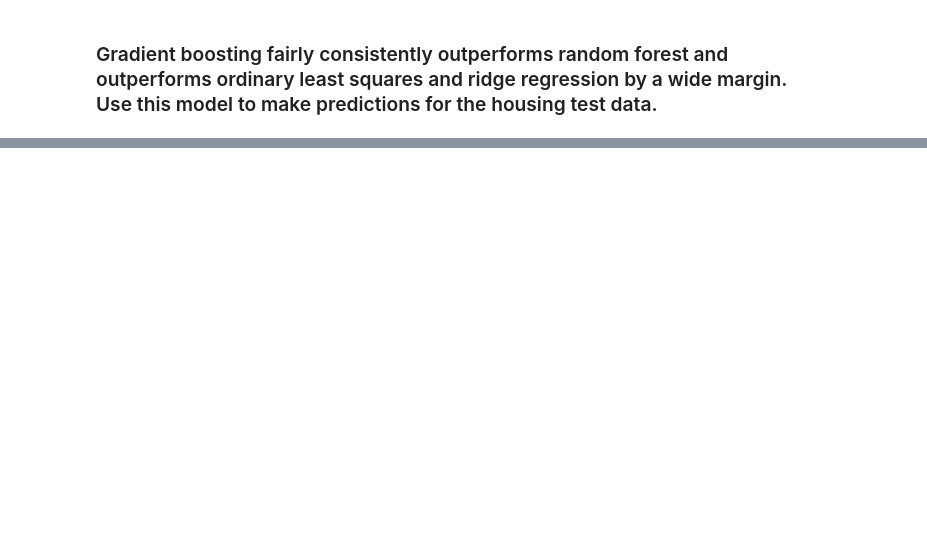
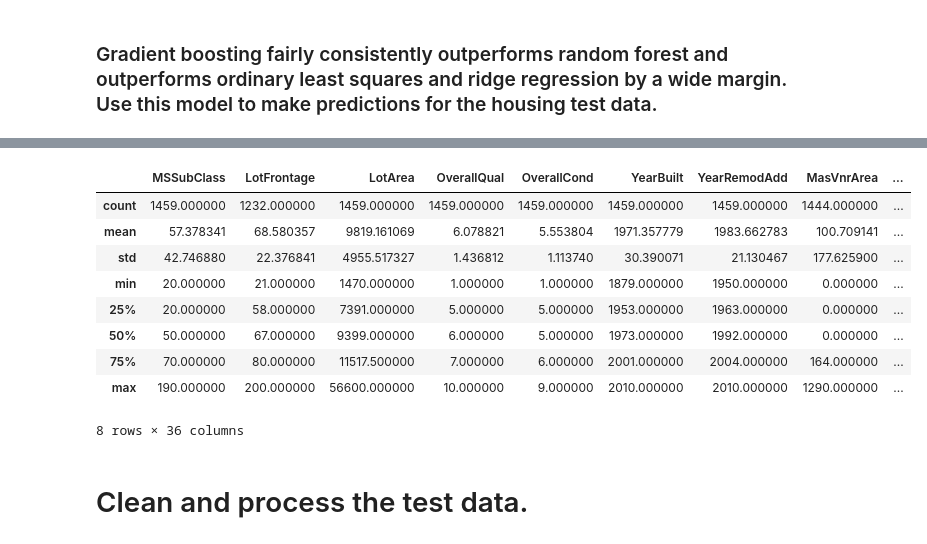
Before and after one commit to darrylgleason/Kaggle_House-Prices, a Jupyter notebook: House-Prices.ipynb, the cells around one changed output, grey strips where cells are left out. Cells and saved outputs as stored; diff of their text form; code cells hidden in the pictures; blank space fills up the shorter version.

```diff
--- a/House-Prices.ipynb
+++ b/House-Prices.ipynb
@@ -392,0 +439,3 @@ The 5 most important features for this model:
+# %%
+df = load_data(TEST_DATA_PATH)
+df.head()
@@ -392,0 +452,15 @@ The 5 most important features for this model:
+# %%
+df.describe()
+# %% [output]
+|  | MSSubClass | LotFrontage | LotArea | OverallQual | OverallCond | YearBuilt | YearRemodAdd | MasVnrArea | ... |
+| count | 1459.000000 | 1232.000000 | 1459.000000 | 1459.000000 | 1459.000000 | 1459.000000 | 1459.000000 | 1444.000000 | ... |
+| mean | 57.378341 | 68.580357 | 9819.161069 | 6.078821 | 5.553804 | 1971.357779 | 1983.662783 | 100.709141 | ... |
+| std | 42.746880 | 22.376841 | 4955.517327 | 1.436812 | 1.113740 | 30.390071 | 21.130467 | 177.625900 | ... |
+| min | 20.000000 | 21.000000 | 1470.000000 | 1.000000 | 1.000000 | 1879.000000 | 1950.000000 | 0.000000 | ... |
+| 25% | 20.000000 | 58.000000 | 7391.000000 | 5.000000 | 5.000000 | 1953.000000 | 1963.000000 | 0.000000 | ... |
+| 50% | 50.000000 | 67.000000 | 9399.000000 | 6.000000 | 5.000000 | 1973.000000 | 1992.000000 | 0.000000 | ... |
+| 75% | 70.000000 | 80.000000 | 11517.500000 | 7.000000 | 6.000000 | 2001.000000 | 2004.000000 | 164.000000 | ... |
+| max | 190.000000 | 200.000000 | 56600.000000 | 10.000000 | 9.000000 | 2010.000000 | 2010.000000 | 1290.000000 | ... |
+8 rows × 36 columns
+# %% [markdown]
+# Clean and process the test data.
```
Also changed, not shown: parts of 25 cells of this notebook.
